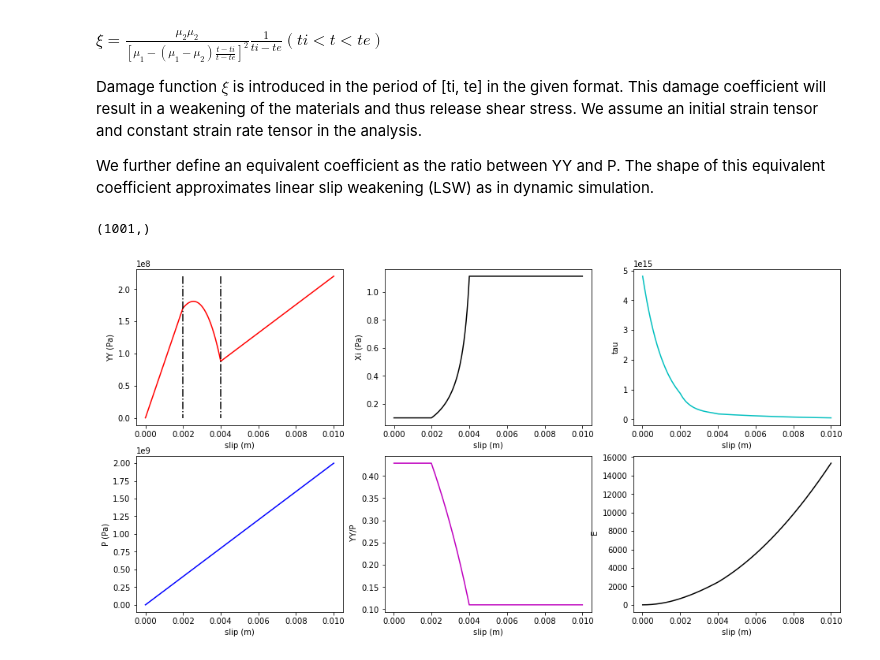
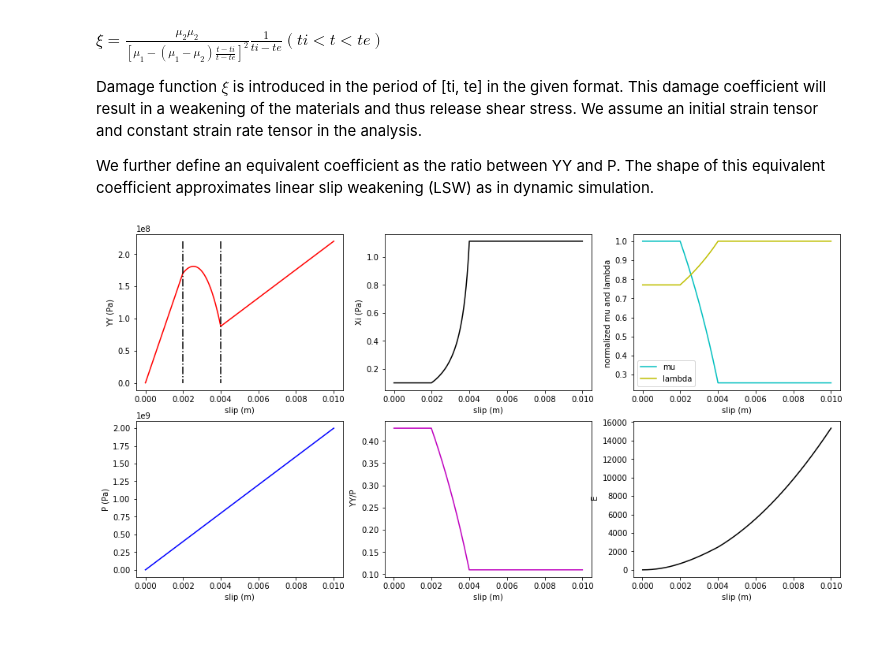
Before and after one commit to daisy20170101/GPRDR, a Jupyter notebook: GPRTest_0D.ipynb, the cells around one changed output. Cells and saved outputs as stored; diff of their text form; code cells hidden in the pictures.

Commit message:
add lambda and mu in plot

```diff
--- a/GPRTest_0D.ipynb
+++ b/GPRTest_0D.ipynb
@@ -49,7 +49,7 @@ mu2 = k*mu1; # eq 54
 K1 = lambda1 + 2/3*mu1;
 K2 = lambda2 + 2/3*mu2;
 
-ti = 0.2;
+ti = 0.2; # begin and ending time for damage \xi
 te = 0.4;
 
 alpha1 = 10; # intact rock
@@ -74,8 +74,16 @@ sxx = np.zeros(np.size(t));
 syy = np.zeros(np.size(t));
 rhoE = np.zeros(np.size(t));
 E = np.zeros(np.size(t));
+M = np.zeros(np.size(t)); # average mu
+L = np.zeros(np.size(t)); # average lambda
 
 c[0] = c0;
+
+mu_a =  (1-c[0])*mu2+ c[0] * mu1; #% eq 57
+K_a  =  (1-c[0])*K2 + c[0] * K1;  #%
+
+M[0] = mu1*mu2/mu_a;   # % eq. 45
+L[0] = K1*K2/K_a - 2/3 *mu1* mu2 /mu_a;
 
 # constant strain rate tensor
 strainR_11 = 1e-2;
@@ -105,10 +113,6 @@ strain0 = np.matrix([[strain11,strain12,strain13],
               [strain13, strain23 ,strain33]]);
 
 D = 1; # in meter
-
-P.shape
-# %% [output]
-(1001,)
 # %%
 # time evolution
 
@@ -119,8 +123,8 @@ for i in range(1,t.size):
     mu_a =  (1-c[i])*mu2 + c[i] * mu1; #% eq 57
     K_a  =  (1-c[i])*K2 + c[i] * K1;  #%
 
-    M = mu1*mu2/mu_a;   # % eq. 45
-    L = K1*K2/K_a -2/3 *mu1* mu2 /mu_a;
+    M[i] = mu1*mu2/mu_a;   # % eq. 45
+    L[i] = K1*K2/K_a -2/3 *mu1* mu2 /mu_a;
 
     strain = strain0 + (t[i]-t[i-1])*strainR;
 
@@ -129,7 +133,7 @@ for i in range(1,t.size):
 #    slp[i] = slp[i-1] + vp[i]*(t[i]-t[i-1]);
     slp[i] = CalcSlp(strain, strain0, D, t[i]-t[i-1],slp[i-1]);
 
-    sigma,P[i] = StrainToStress(strain,L,M);
+    sigma,P[i] = StrainToStress(strain,L[i],M[i]);
     sxy[i] = sigma[0,1];
     sxx[i] = sigma[0,0];
     syy[i] = sigma[1,1];
@@ -141,7 +145,7 @@ for i in range(1,t.size):
 
     tauM[i] = ((1-c[i])/tau1/mu1 + c[i]/tau2/mu2)**-1.0; #% eq 49
 
-    rhoE[i] = Get_energy(strain,rho,L,M);
+    rhoE[i] = Get_energy(strain,rho,L[i],M[i]);
     E[i]=rhoE[i]/rho;
 
     phi = 1/2*(sigma - sigma.trace()/3*np.eye(3))/tauM[i] ; #% eq 48
@@ -160,33 +164,37 @@ ax[0,0].plot(slp,YY,'-r');
 
 ax[0,0].plot(np.array([slp[200],slp[200]]),np.array([np.max(YY),np.min(YY)]),'-.k');
 ax[0,0].plot(np.array([slp[400],slp[400]]),np.array([np.max(YY),np.min(YY)]),'-.k');
 
 
 #ax[0,1].set_title('damage coeff.)');
 ax[0,1].set_xlabel('slip (m)');
 ax[0,1].set_ylabel('Xi (Pa)');
 ax[0,1].plot(slp,c,'-k');
 
 
 #ax[0,2].set_title('plastic slip rate');
 ax[0,2].set_xlabel('slip (m)');
-ax[0,2].set_ylabel('tau');
+ax[0,2].set_ylabel('normalized mu and lambda ');
 # ax[0,2].plot(slp[1:],vp[1:],'-c');
-ax[0,2].plot(slp[1:],tauM[1:],'-c');
+ax[0,2].plot(slp,M/np.max(M),'-c');
+ax[0,2].plot(slp,L/np.max(L),'-y');
+# ax[0,2].plot(slp[1:],tauM[1:]/np.max(tauM[1:]),'-b');
+
+ax[0,2].legend(['mu','lambda','tau']);
 
 #ax[1,0].set_title('hydrostatic stress (Pa)');
 ax[1,0].set_xlabel('slip (m)');
 ax[1,0].set_ylabel('P (Pa)');
 ax[1,0].plot(slp,P,'-b');
 
 #ax[1,1].set_title('equivalent friction coeff (YY/P)');
 ax[1,1].set_xlabel('slip (m)');
 ax[1,1].set_ylabel(' YY/P');
 ax[1,1].plot(slp,YY/P,'-m');
 
 #ax[1,1].set_title('Sxx');
 ax[1,2].set_xlabel('slip (m)');
 ax[1,2].set_ylabel(' E');
 ax[1,2].plot(slp[1:],E[1:],'-k');
 # %% [output]
-[figure, old version]
+[figure, new version]
```
